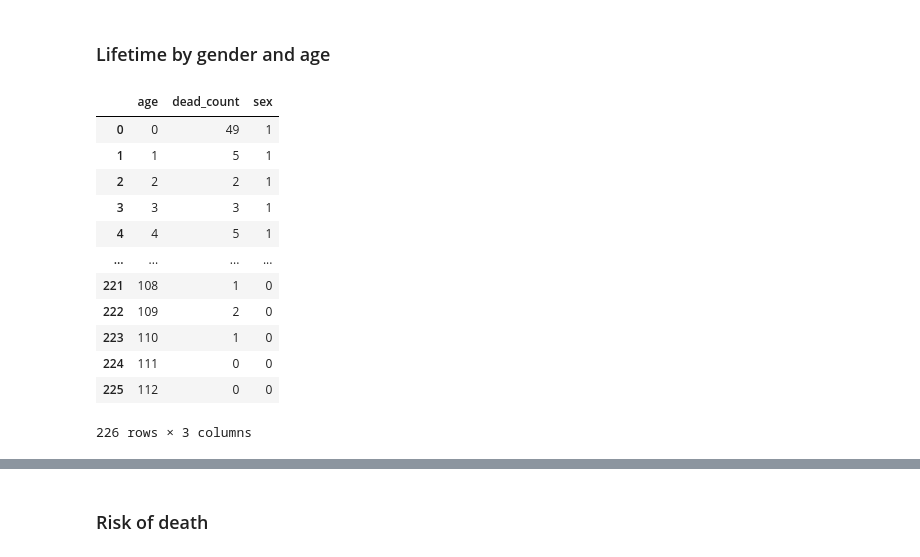
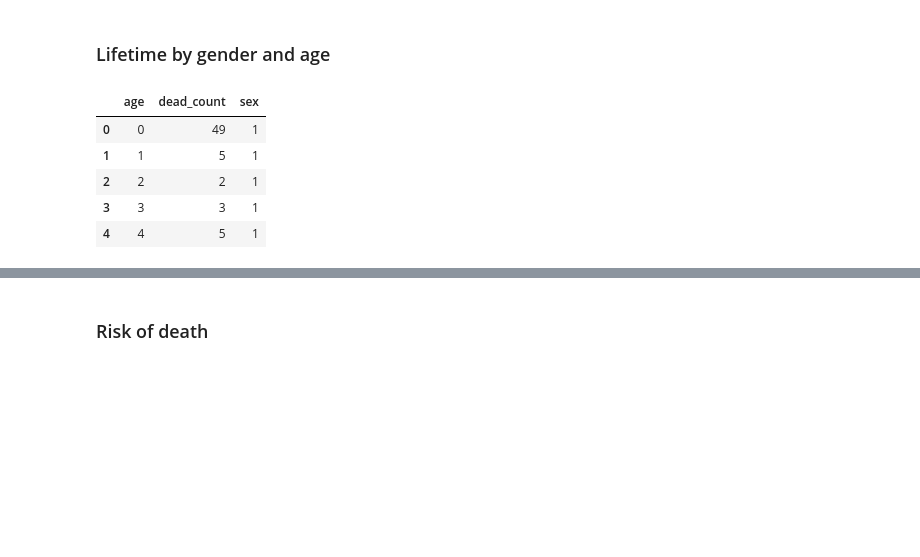
Before and after one commit to skupsala/population-simulation, a Jupyter notebook: notebooks/simulation.ipynb, the cells around one changed output, grey strips where cells are left out. Saved outputs shown, nothing was run; the diff lists cells and outputs as text; code cells hidden in the pictures; blank space fills up the shorter version.

```diff
--- a/notebooks/simulation.ipynb
+++ b/notebooks/simulation.ipynb
@@ -31,12 +31,21 @@ ko. tilastosta on käytetty vuotta 2020
 # %% [markdown]
 ### Constants
 # %%
-SEXES = [0, 1] # 0 = male, 1 = female
-MAX_AGE = 120
+class Cfg:
+    # 0 = male, 1 = female
+    SEXES = [0, 1]
+    MAX_AGE = 120
 
-DATA_DIR = os.path.join(os.pardir, 'data')
-IMAGE_DIR = os.path.join(os.pardir, 'images')
-OVERRIDE_IMAGES = True
+    DATA_DIR = os.path.join(os.pardir, 'data')
+    IMAGE_DIR = os.path.join(os.pardir, 'images')
+
+    # If running this notebook can overwrite previous image results
+    OVERWRITE_IMAGES = True
+
+    # Initial year (starting from). Should not be changed since we uses statistcs from year 2020.
+    INITIAL_YEAR = 2020
+    # End / Target year of the simulation. Should be greater than 2020.
+    TARGET_YEAR = 2050
 # %% [markdown]
 ### Population by age and gender
 # %%
@@ -94,30 +97,24 @@ plot_population_age_distributions_by_sex(stats_population_df, year=2020, save_wi
 # %% [markdown]
 ### Lifetime by gender and age
 # %%
-stats_lifetime_df = pd.read_csv(os.path.join(DATA_DIR, '002_12ag_2020_20220318-232408.csv'), encoding='iso-8859-1', skiprows=2, delimiter=";")
+stats_lifetime_df = pd.read_csv(os.path.join(Cfg.DATA_DIR, '002_12ag_2020_20220318-232408.csv'), encoding='iso-8859-1', skiprows=2, delimiter=";")
 
 def tilastokeskus_transform_lifetime_dataframe(df):
     df['sex'] = df['Sukupuoli'].apply(lambda x: 1 if x == 'Miehet' else 0)
-    df.rename(columns={'2020': 'dead_count', 'Ikä': 'age'}, inplace=True)
-    df.drop(df.columns.difference(['sex', 'dead_count', 'age']), 1, inplace=True)
+    df = df.rename(columns={'2020': 'dead_count', 'Ikä': 'age'})
+    df = df.drop(df.columns.difference(['sex', 'dead_count', 'age']), 1)
     return df
 
+stats_lifetime_df = tilastokeskus_transform_lifetime_dataframe(stats_lifetime_df)
 
-tilastokeskus_transform_lifetime_dataframe(stats_lifetime_df)
+stats_lifetime_df.head()
 # %% [output]
 |  | age | dead_count | sex |
 | 0 | 0 | 49 | 1 |
 | 1 | 1 | 5 | 1 |
 | 2 | 2 | 2 | 1 |
 | 3 | 3 | 3 | 1 |
 | 4 | 4 | 5 | 1 |
-| ... | ... | ... | ... |
-| 221 | 108 | 1 | 0 |
-| 222 | 109 | 2 | 0 |
-| 223 | 110 | 1 | 0 |
-| 224 | 111 | 0 | 0 |
-| 225 | 112 | 0 | 0 |
-226 rows × 3 columns
 # %%
 def plot_lifetime_distributions_by_sex(df):
     a4_dims = (15, 6)
```
Also changed, not shown: parts of 19 cells of this notebook.
